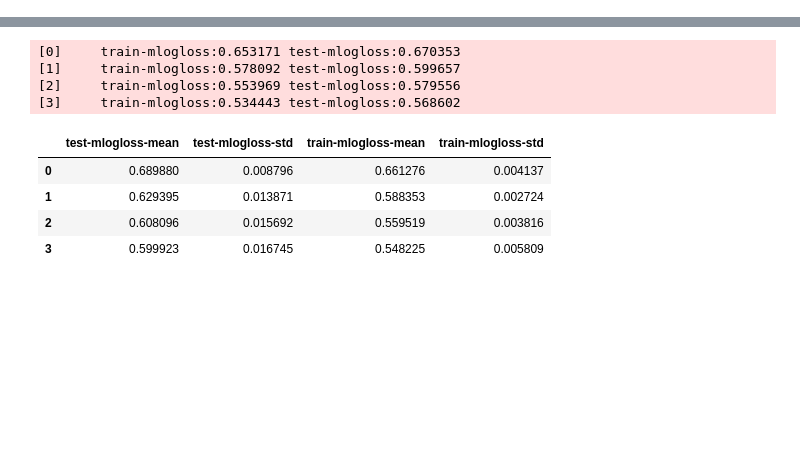
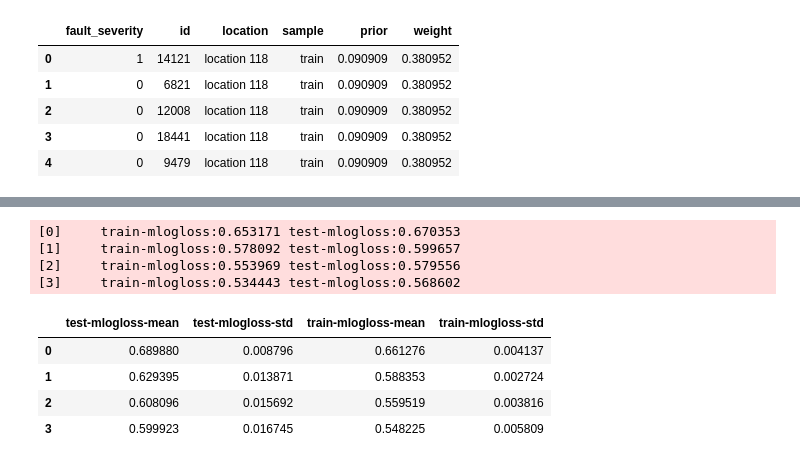
Before and after one commit to blackwhitehere/telstra, a Jupyter notebook: pipe.ipynb, the cells around one changed output, grey strips where cells are left out. Cells and saved outputs as stored; diff of their text form; code cells hidden in the pictures; blank space fills up the shorter version.

```diff
--- a/pipe.ipynb
+++ b/pipe.ipynb
@@ -52,2 +44,24 @@ join=join.set_index(['sample',join.index])
+# %%
+dfp=train.groupby('location').mean() #add 2*std
+dfp['location']=dfp.index
+dfp=dfp.reindex(columns=['fault_severity','location'])
+dfp.columns=['prior','location']
+dfp['prior']=pre.minmax_scale(dfp['prior'],feature_range=(0,2))
+join=pd.merge(join,dfp,on='location')
+# %%
+dfw=train.groupby('location').count()
+dfw['location']=dfw.index
+dfw=dfw.reindex(columns=['fault_severity','location'])
+dfw.columns=['weight','location']
+dfw['weight']=pre.minmax_scale(dfw['weight'],feature_range=(0,1))
+join=pd.merge(join,dfw,on='location')
+join.head()
+# %% [output]
+|  | fault_severity | id | location | sample | prior | weight |
+| 0 | 1 | 14121 | location 118 | train | 0.090909 | 0.380952 |
+| 1 | 0 | 6821 | location 118 | train | 0.090909 | 0.380952 |
+| 2 | 0 | 12008 | location 118 | train | 0.090909 | 0.380952 |
+| 3 | 0 | 18441 | location 118 | train | 0.090909 | 0.380952 |
+| 4 | 0 | 9479 | location 118 | train | 0.090909 | 0.380952 |
 # %%
 # %% [output]
```
Also changed, not shown: parts of 12 cells of this notebook.
